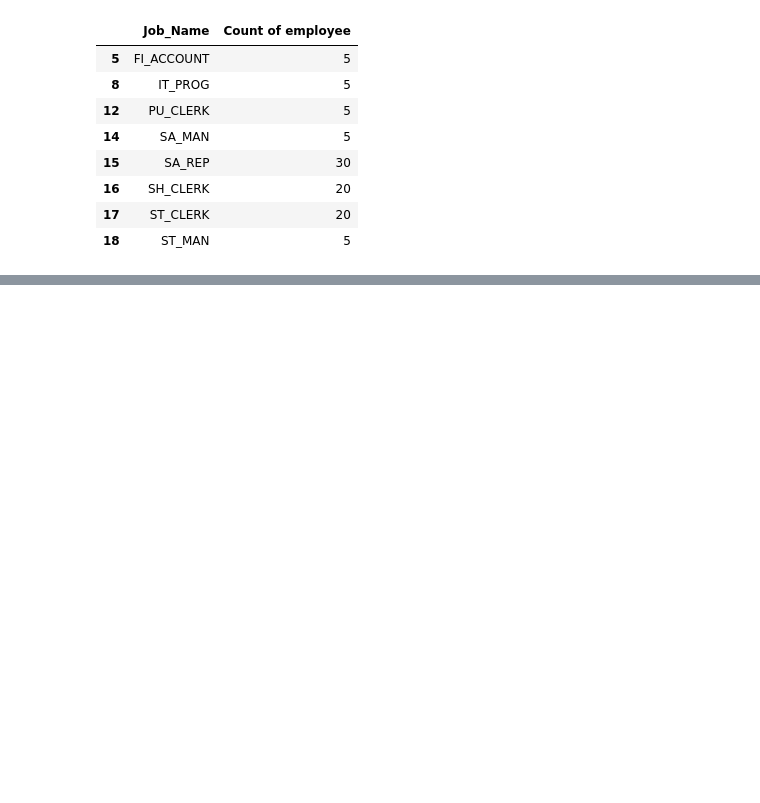
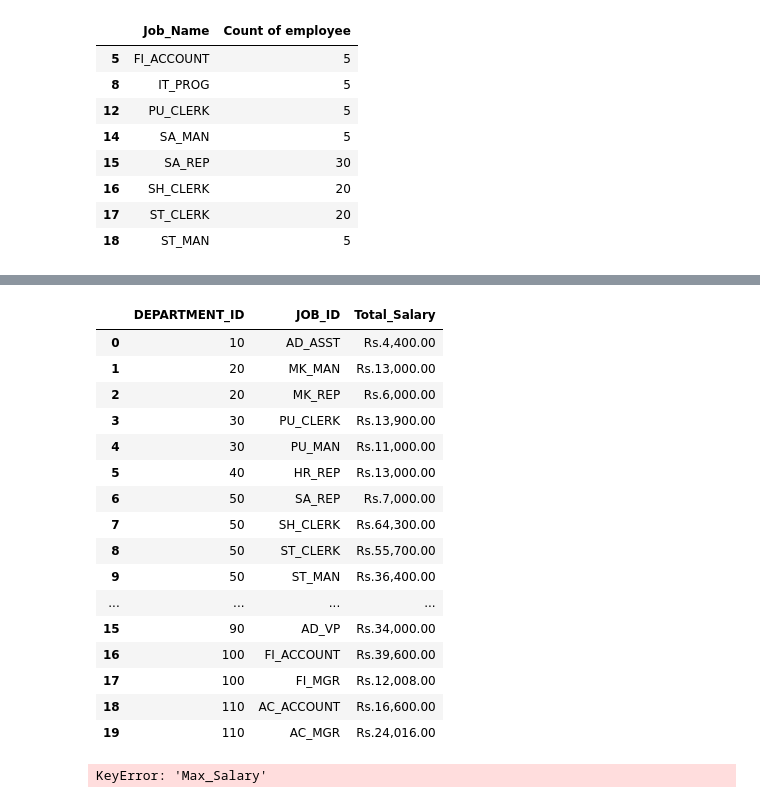
Before and after one commit to SmriteePoudel/DataScience, a Jupyter notebook: DataAnalysis.ipynb, the cells around one changed output, grey strips where cells are left out. Saved outputs shown, nothing was run; the diff lists cells and outputs as text; code cells hidden in the pictures; blank space fills up the shorter version.

```diff
--- a/DataAnalysis.ipynb
+++ b/DataAnalysis.ipynb
@@ -144,0 +182,8 @@ job_emp[job_filter]
+# %%
+dep_job_report = (
+    df.groupby(['DEPARTMENT_ID', 'JOB_ID'])
+      .agg(Total_Salary=('SALARY', 'sum'))
+      .reset_index()
+)
+
+print(dep_job_report)
@@ -144,0 +208,28 @@ job_emp[job_filter]
+# %%
+dep_job_report['Total_Salary'] = dep_job_report['Total_Salary'].map("Rs.{:,.2f}".format)
+dep_job_report
+# %% [output]
+|  | DEPARTMENT_ID | JOB_ID | Total_Salary |
+| 0 | 10 | AD_ASST | Rs.4,400.00 |
+| 1 | 20 | MK_MAN | Rs.13,000.00 |
+| 2 | 20 | MK_REP | Rs.6,000.00 |
+| 3 | 30 | PU_CLERK | Rs.13,900.00 |
+| 4 | 30 | PU_MAN | Rs.11,000.00 |
+| 5 | 40 | HR_REP | Rs.13,000.00 |
+| 6 | 50 | SA_REP | Rs.7,000.00 |
+| 7 | 50 | SH_CLERK | Rs.64,300.00 |
+| 8 | 50 | ST_CLERK | Rs.55,700.00 |
+| 9 | 50 | ST_MAN | Rs.36,400.00 |
+| ... | ... | ... | ... |
+| 15 | 90 | AD_VP | Rs.34,000.00 |
+| 16 | 100 | FI_ACCOUNT | Rs.39,600.00 |
+| 17 | 100 | FI_MGR | Rs.12,008.00 |
+| 18 | 110 | AC_ACCOUNT | Rs.16,600.00 |
+| 19 | 110 | AC_MGR | Rs.24,016.00 |
+# %%
+columns = ['Max_Salary', 'Min_Salary', 'Avg_Salary']
+
+for col in columns:
+    dep_job_report[col] = dep_job_report[col].map("Rs.{:,.2f}".format)
+# %% [output]
+KeyError: 'Max_Salary'
```
Also changed, not shown: parts of 5 cells of this notebook, 1 other file.
